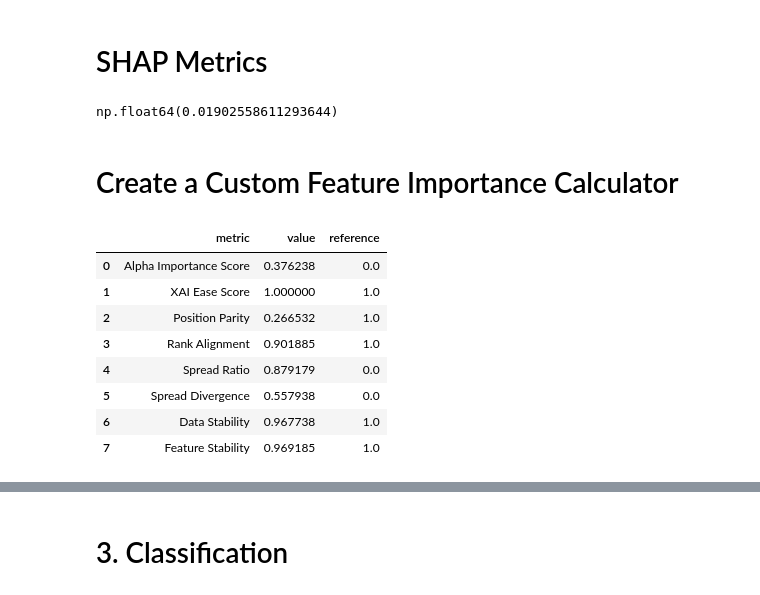
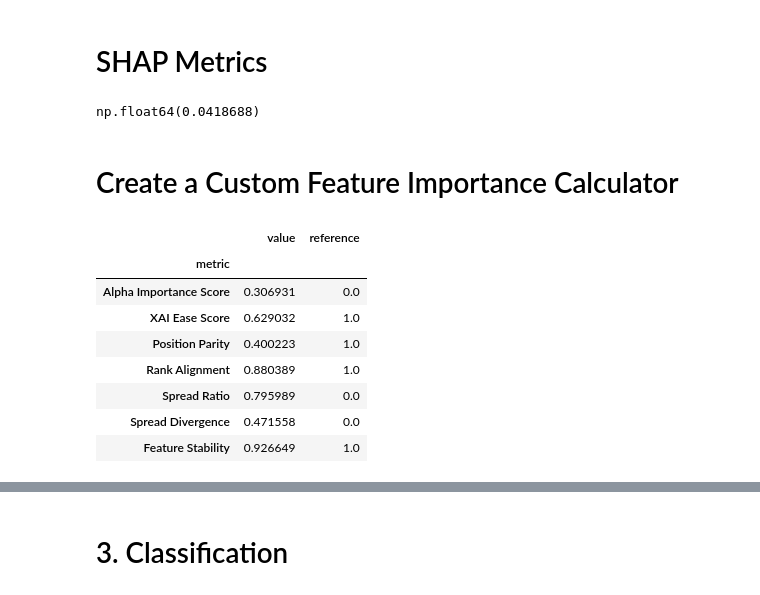
Before and after one commit to holistic-ai/holisticai, a Jupyter notebook: tutorials/explainability/demos/local_shap.ipynb, the cells around one changed output, grey strips where cells are left out. Saved outputs shown, nothing was run; the diff lists cells and outputs as text; code cells hidden in the pictures.

```diff
--- a/tutorials/explainability/demos/local_shap.ipynb
+++ b/tutorials/explainability/demos/local_shap.ipynb
@@ -5,21 +5,22 @@
 # %% [markdown]
 # SHAP Metrics
 # %%
-from sklearn.linear_model import LinearRegression
+#from sklearn.linear_model import LinearRegression
+from sklearn.tree import DecisionTreeRegressor
 from holisticai.datasets import load_dataset
 from sklearn.metrics import mean_squared_error
 
 dataset = load_dataset('us_crime')
-dataset = dataset.train_test_split(test_size=0.2, random_state=42)
+dataset = dataset.train_test_split(test_size=1000, random_state=42)
 train = dataset['train']
 test = dataset['test']
 
-model = LinearRegression()
+model = DecisionTreeRegressor()
 model.fit(train['X'], train['y'])
 
 mean_squared_error(test['y'], model.predict(test['X']))
 # %% [output]
-np.float64(0.01902558611293644)
+np.float64(0.0418688)
 # %% [markdown]
 # Create a Custom Feature Importance Calculator
 # %%
@@ -27,9 +28,10 @@ from holisticai.utils import RegressionProxy
 from holisticai.utils.feature_importances import compute_shap_feature_importance
 from holisticai.utils.inspection import compute_partial_dependence
 
+X = test['X']
 proxy = RegressionProxy(predict=model.predict)
 
-local_importances = compute_shap_feature_importance(X=test['X'], y=test['y'], proxy=proxy, max_samples=200)
+local_importances = compute_shap_feature_importance(X=X, proxy=proxy)
 local_conditional_importances = local_importances.conditional()
 
 importances = local_importances.to_global()
@@ -37,23 +39,26 @@ conditional_importances = local_conditional_importances.to_global()
 
 ranked_importances = importances.top_alpha(0.8)
 
-partial_dependencies = compute_partial_dependence(test['X'], features=ranked_importances.feature_names, proxy=proxy)
+partial_dependencies = compute_partial_dependence(X, features=ranked_importances.feature_names, proxy=proxy)
 
-y_pred = proxy.predict(test['X'])
+y_pred = proxy.predict(X)
 # %%
 from holisticai.explainability.metrics import regression_explainability_metrics
 
-regression_explainability_metrics(importances, partial_dependencies, conditional_importances, test['X'], y_pred, local_importances)
+regression_explainability_metrics(importances=importances,
+                                partial_dependencies=partial_dependencies,
+                                conditional_importances=conditional_importances,
+                                local_importances=local_importances)
 # %% [output]
-|  | metric | value | reference |
-| 0 | Alpha Importance Score | 0.376238 | 0.0 |
-| 1 | XAI Ease Score | 1.000000 | 1.0 |
-| 2 | Position Parity | 0.266532 | 1.0 |
-| 3 | Rank Alignment | 0.901885 | 1.0 |
-| 4 | Spread Ratio | 0.879179 | 0.0 |
-| 5 | Spread Divergence | 0.557938 | 0.0 |
-| 6 | Data Stability | 0.967738 | 1.0 |
-| 7 | Feature Stability | 0.969185 | 1.0 |
+|  | value | reference |
+| metric |  |  |
+| Alpha Importance Score | 0.306931 | 0.0 |
+| XAI Ease Score | 0.629032 | 1.0 |
+| Position Parity | 0.400223 | 1.0 |
+| Rank Alignment | 0.880389 | 1.0 |
+| Spread Ratio | 0.795989 | 0.0 |
+| Spread Divergence | 0.471558 | 0.0 |
+| Feature Stability | 0.926649 | 1.0 |
 # %%
 from holisticai.explainability.plots import plot_feature_importance
 import matplotlib.pyplot as plt
```
Also changed, not shown: parts of 17 cells of this notebook, 22 other files.
